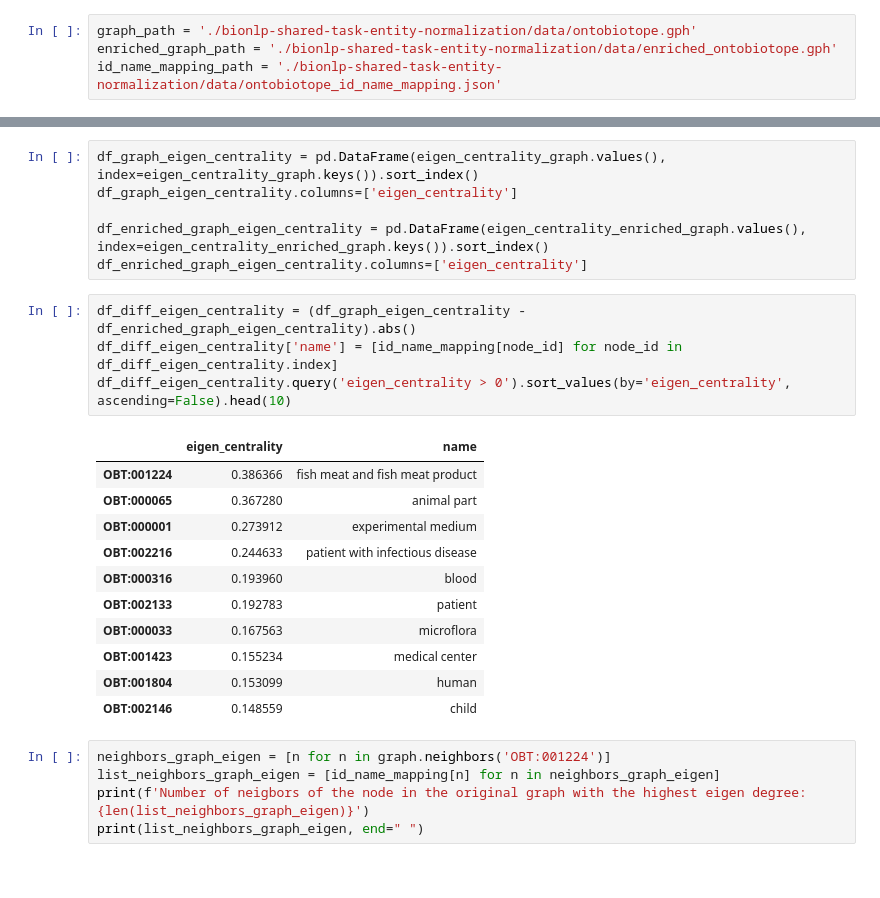
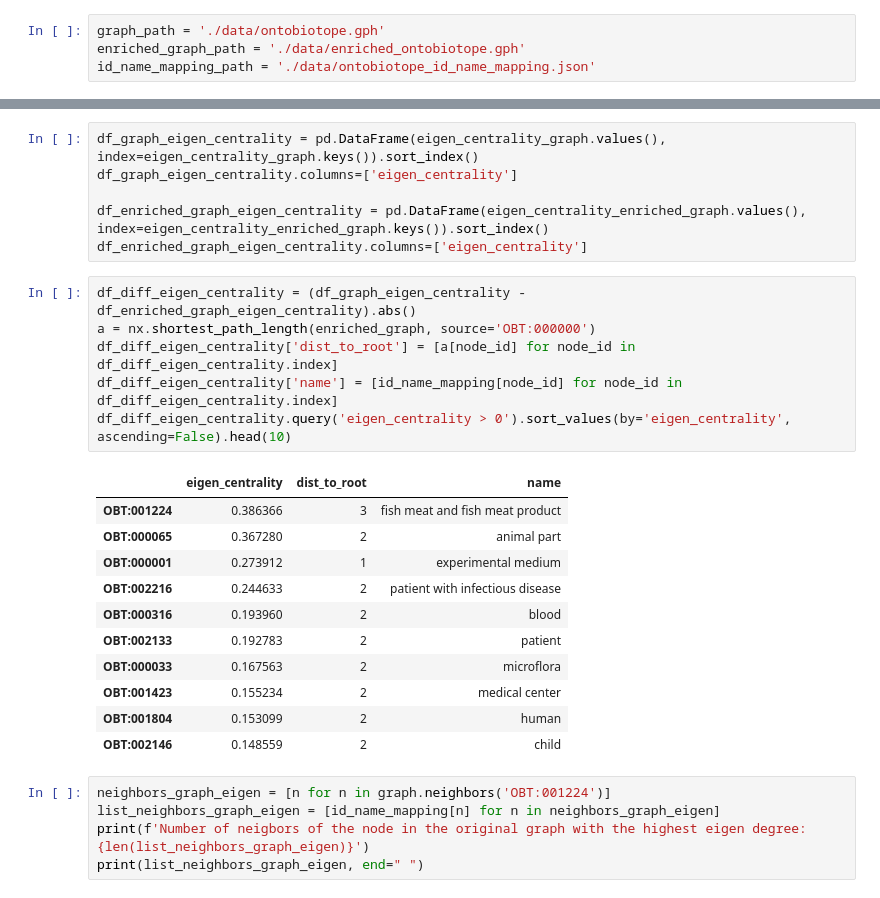
Before and after one commit to Pselen/semantic-search-using-ontobiotope, a Jupyter notebook: OntoBiotopeGraphAnalytics.ipynb, the cells around one changed output, grey strips where cells are left out. Saved outputs shown, nothing was run; the diff lists cells and outputs as text.

```diff
--- a/OntoBiotopeGraphAnalytics.ipynb
+++ b/OntoBiotopeGraphAnalytics.ipynb
@@ -5,9 +19,9 @@ import numpy as np
 import pandas as pd
 import json
 # %%
-graph_path = './bionlp-shared-task-entity-normalization/data/ontobiotope.gph'
-enriched_graph_path = './bionlp-shared-task-entity-normalization/data/enriched_ontobiotope.gph'
-id_name_mapping_path = './bionlp-shared-task-entity-normalization/data/ontobiotope_id_name_mapping.json'
+graph_path = './data/ontobiotope.gph'
+enriched_graph_path = './data/enriched_ontobiotope.gph'
+id_name_mapping_path = './data/ontobiotope_id_name_mapping.json'
 # %%
 graph = nx.read_edgelist(graph_path, data=False)
 enriched_graph = nx.read_edgelist(enriched_graph_path, data=False)
@@ -115,20 +165,22 @@ df_enriched_graph_eigen_centrality = pd.DataFrame(eigen_centrality_enriched_grap
 df_enriched_graph_eigen_centrality.columns=['eigen_centrality']
 # %%
 df_diff_eigen_centrality = (df_graph_eigen_centrality - df_enriched_graph_eigen_centrality).abs()
+a = nx.shortest_path_length(enriched_graph, source='OBT:000000')
+df_diff_eigen_centrality['dist_to_root'] = [a[node_id] for node_id in df_diff_eigen_centrality.index]
 df_diff_eigen_centrality['name'] = [id_name_mapping[node_id] for node_id in df_diff_eigen_centrality.index]
 df_diff_eigen_centrality.query('eigen_centrality > 0').sort_values(by='eigen_centrality', ascending=False).head(10)
 # %% [output]
-|  | eigen_centrality | name |
-| OBT:001224 | 0.386366 | fish meat and fish meat product |
-| OBT:000065 | 0.367280 | animal part |
-| OBT:000001 | 0.273912 | experimental medium |
-| OBT:002216 | 0.244633 | patient with infectious disease |
-| OBT:000316 | 0.193960 | blood |
-| OBT:002133 | 0.192783 | patient |
-| OBT:000033 | 0.167563 | microflora |
-| OBT:001423 | 0.155234 | medical center |
-| OBT:001804 | 0.153099 | human |
-| OBT:002146 | 0.148559 | child |
+|  | eigen_centrality | dist_to_root | name |
+| OBT:001224 | 0.386366 | 3 | fish meat and fish meat product |
+| OBT:000065 | 0.367280 | 2 | animal part |
+| OBT:000001 | 0.273912 | 1 | experimental medium |
+| OBT:002216 | 0.244633 | 2 | patient with infectious disease |
+| OBT:000316 | 0.193960 | 2 | blood |
+| OBT:002133 | 0.192783 | 2 | patient |
+| OBT:000033 | 0.167563 | 2 | microflora |
+| OBT:001423 | 0.155234 | 2 | medical center |
+| OBT:001804 | 0.153099 | 2 | human |
+| OBT:002146 | 0.148559 | 2 | child |
 # %%
 neighbors_graph_eigen = [n for n in graph.neighbors('OBT:001224')]
 list_neighbors_graph_eigen = [id_name_mapping[n] for n in neighbors_graph_eigen]
```
Also changed, not shown: parts of 30 cells of this notebook.
